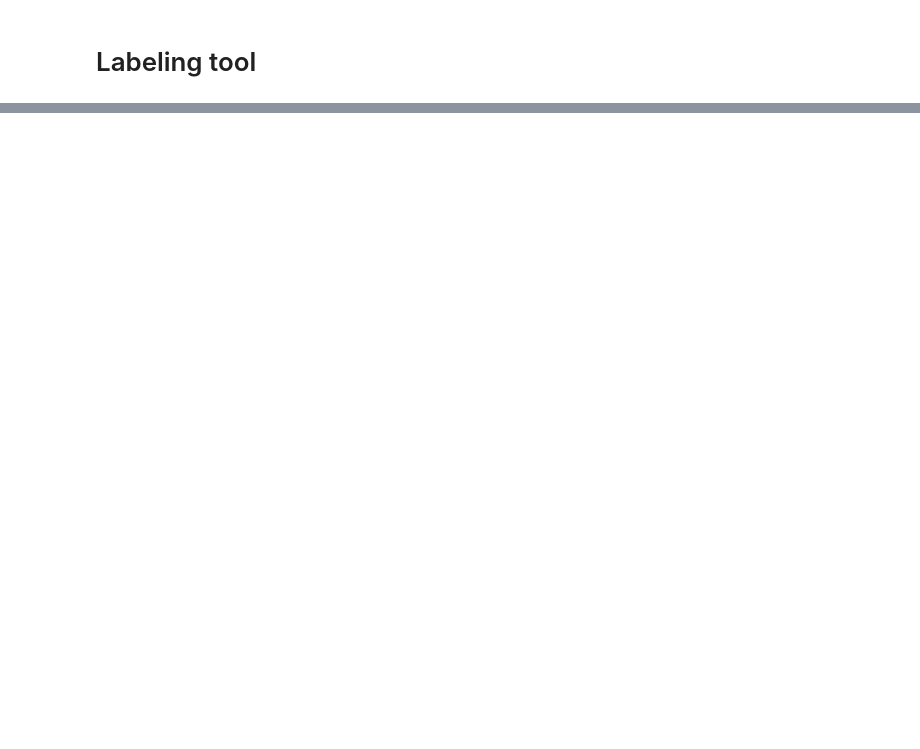
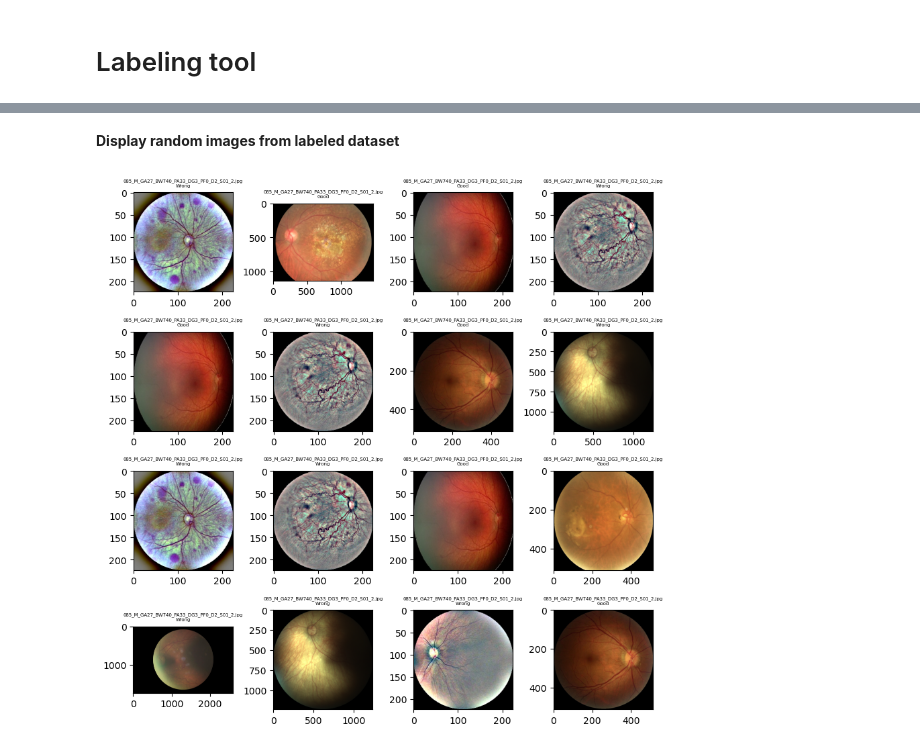
Before and after one commit to MartinHasal/Label_image_in_Jupyter_notebook, a Jupyter notebook: Label_dataset.ipynb, the cells around one changed output, grey strips where cells are left out. Saved outputs shown, nothing was run; the diff lists cells and outputs as text; code cells hidden in the pictures; blank space fills up the shorter version.

```diff
--- a/Label_dataset.ipynb
+++ b/Label_dataset.ipynb
@@ -262,0 +290,4 @@ labels.images[labels.indx[labels.position]]
+# %%
+# load all dataset into single DataFrame
+df = pd.concat((pd.read_csv(f) for f in labels_csv))
+df.head()
@@ -262,0 +301,21 @@ labels.images[labels.indx[labels.position]]
+# %% [markdown]
+**Display random images from labeled dataset**
+# %%
+w = 10
+h = 10
+fig = plt.figure(figsize=(10, 10))
+cols = 4
+rows = 4
+images_to_display = random.choices(df[['PATH','LABEL']].values, k=cols*rows)
+
+for i in range(1, cols*rows +1):
+    img = mpimg.imread(images_to_display[i-1][0])
+    fig.add_subplot(rows, cols, i)
+    name = os.path.basename(os.path.normpath(img_paths[indx]))
+    plt.gca().set_title(name + '\n' + images_to_display[i-1][1],  fontsize=5)
+    plt.imshow(img)
+fig.subplots_adjust(hspace=0.4)
+fig.subplots_adjust(wspace=0.4)
+plt.show()
+# %% [output]
+[figure, added]
```
Also changed, not shown: parts of 19 cells of this notebook.
